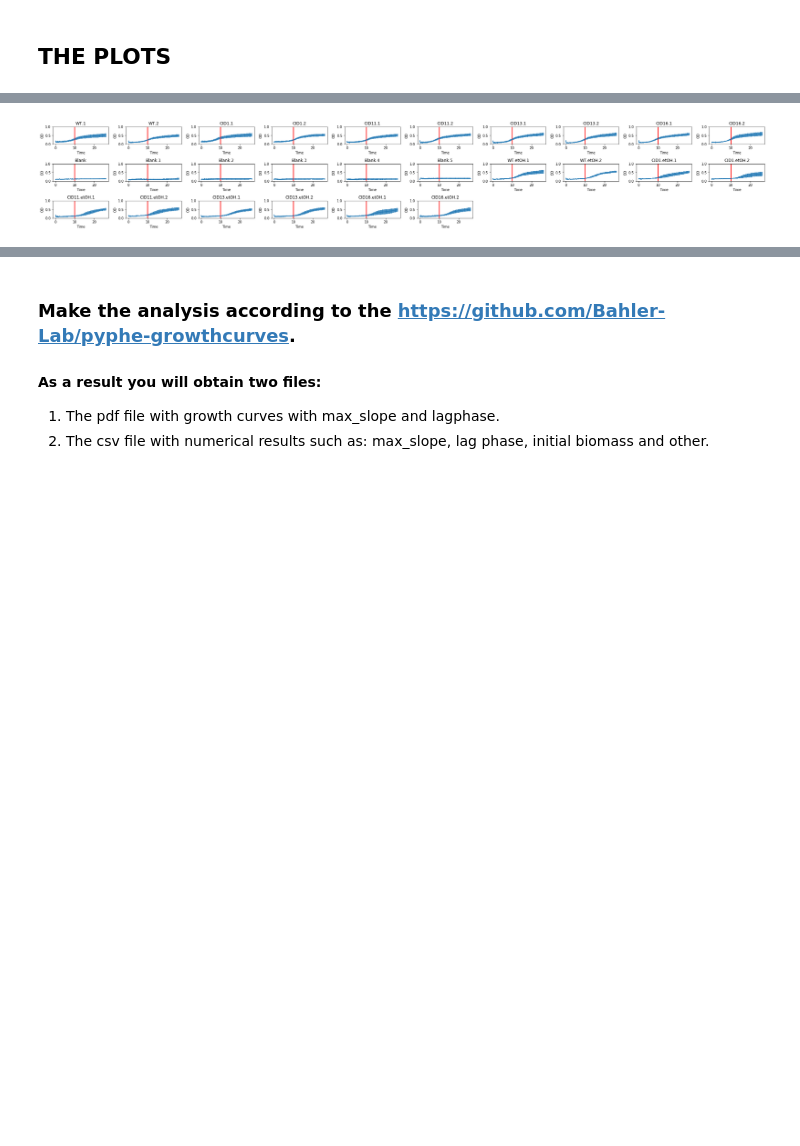
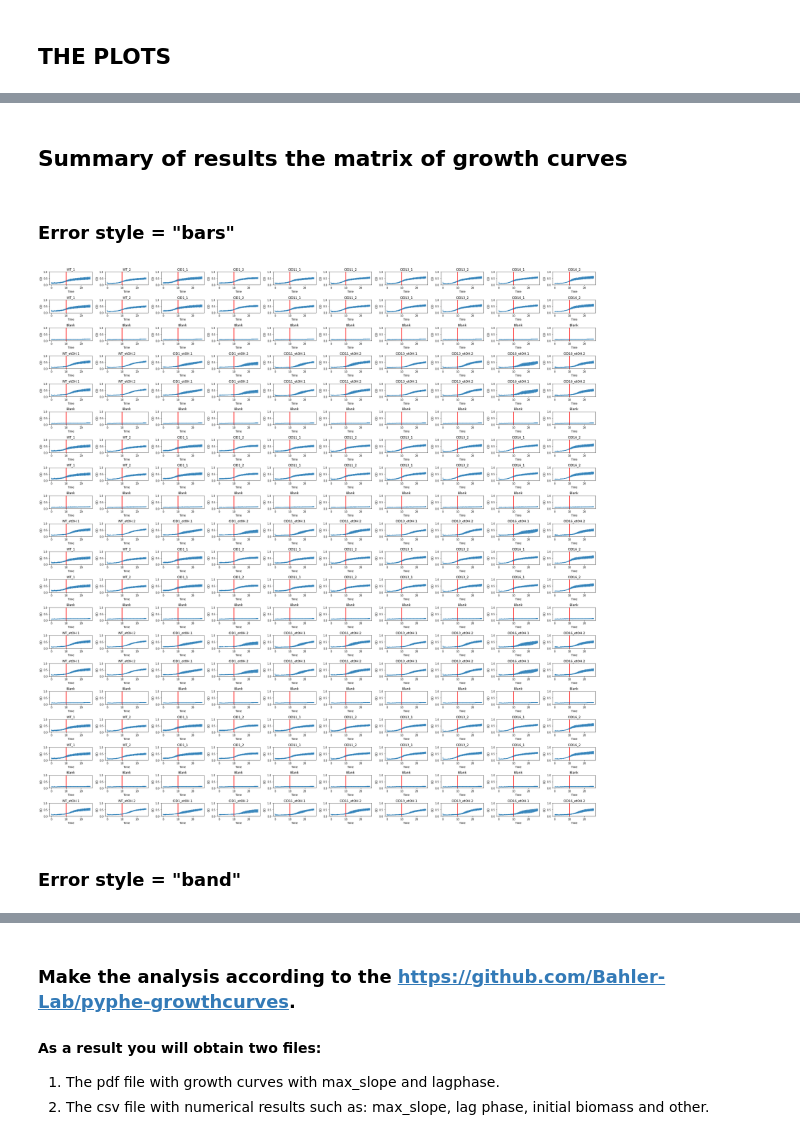
Before and after one commit to igib-rna-tails/Bioscreen_results_workflow, a Jupyter notebook: LL_Bioscreen_results_analysis.ipynb, the cells around one changed output, grey strips where cells are left out. Cells and saved outputs as stored; diff of their text form; code cells hidden in the pictures; blank space fills up the shorter version.

```diff
--- a/LL_Bioscreen_results_analysis.ipynb
+++ b/LL_Bioscreen_results_analysis.ipynb
@@ -166,0 +229,7 @@ time = krzywe_Time["Time"]
+# %%
+time = krzywe_Time.transpose()
+#time = time[1:]
+header = time.iloc[0]
+time =time.rename(columns = header)
+time = time.columns
+time
@@ -167,7 +247,16 @@ time = krzywe_Time["Time"]
 # %%
+########## tutaj jest jakiś klopot ####################
+
+
+
 def wyciagnij_wszystkie_powtorzenia(nazwa_orginalu, column_names=column_names):
     '''
+    The function makes the dataframe with two columns - OD and Time - for the proper name of column.
 
+    PARAMETERS:
+
+    nazwa_orifinalu (str),
+    column_names (df)
     '''
     kolumny=np.concatenate([np.array(krzywe_Time[name]) for name in column_names if nazwa_orginalu in name])
 
@@ -175,5 +264,3 @@ def wyciagnij_wszystkie_powtorzenia(nazwa_orginalu, column_names=column_names):
 
     zebrana_dataframe= pd.DataFrame(data={'Time': czasy, "OD":kolumny})
     return zebrana_dataframe
-# %%
-proba=wyciagnij_wszystkie_powtorzenia(nazwy_orinalow[1])
@@ -223,21 +339,33 @@ Blank
+# %% [markdown]
+## Summary of results the matrix of growth curves
+# %% [markdown]
+### Error style = "bars"
 # %%
-# Make matrix with mean growth curves (growth curves with mean and standard deviation)
-
 f = plt.figure(figsize=(30,30))
 
 len(column_names)
 for siatka_n, column_name in enumerate(nazwy_orinalow):
+     '''
+    It makes the plots matrix of growth curves contaning mean of technical repeats and spread of results.
+
+    The matrix of plots is saved as pdf and png files.
+
+    Error style = "bars"
+    '''
     proba=wyciagnij_wszystkie_powtorzenia(column_name)
 
     plt.subplot(20,10, siatka_n+1)
     plt.title(column_name)
     plt.ylim([0,1])
     plt.axvline(x=10, linewidth=2, color='r')
     sns.lineplot(data=proba, x="Time", y="OD",err_style="bars")
     #plt.plot(time, krzywe_Time[column_name])
 
 plt.tight_layout()
-f.savefig("all_figures_mean.pdf")   #Save the figure as .pdf. or .png file
+f.savefig("plots/all_figures_mean.pdf")   #Save the figure as .pdf. or .png file
+f.savefig("plots/all_figures_mean.png")   #Save the figure as .pdf. or .png file
 # %% [output]
-[figure, old version]
+[figure, new version]
+# %% [markdown]
+### Error style = "band"
 # %%
```
Also changed, not shown: parts of 39 cells of this notebook.
